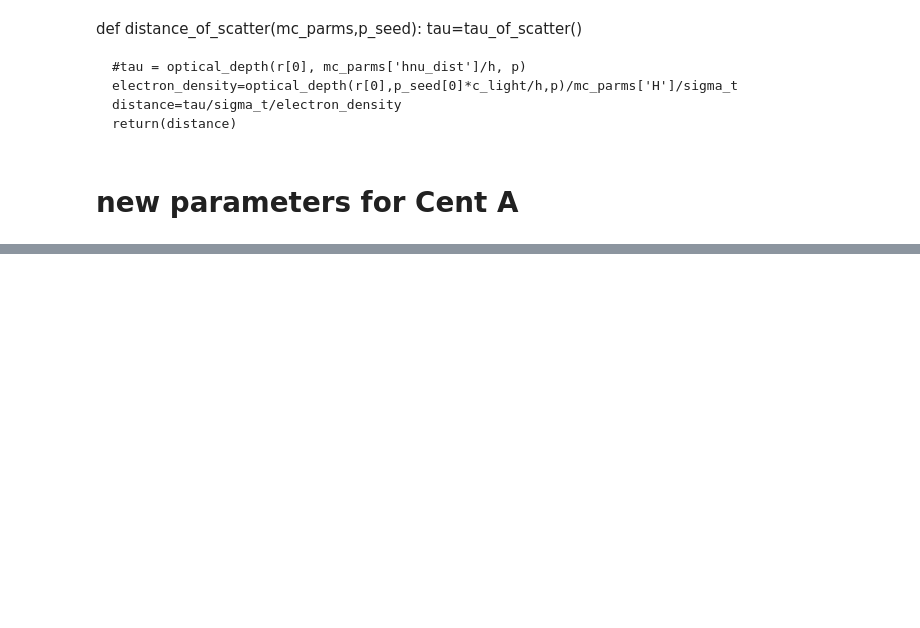
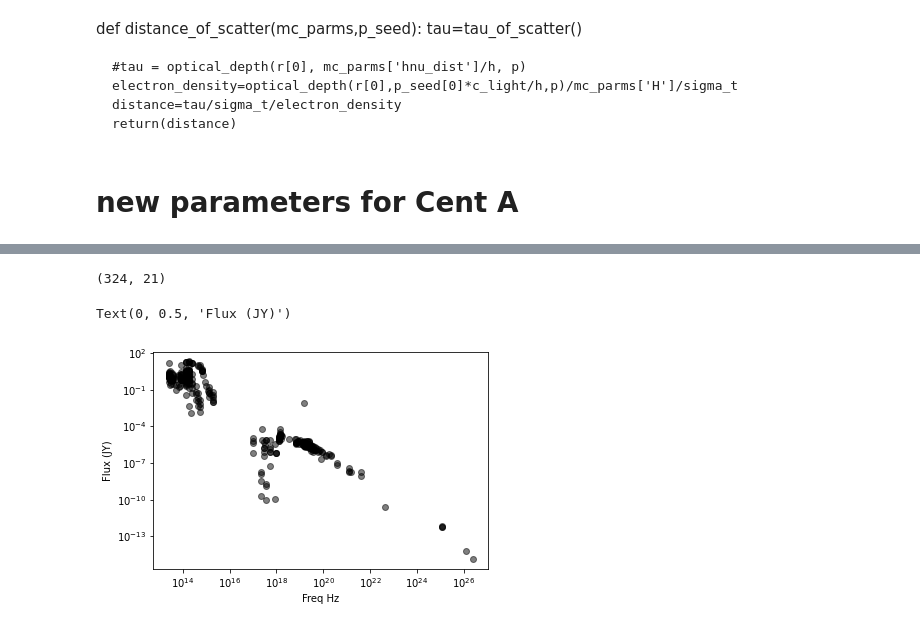
Before and after one commit to afinemax/extreme_astrophysics_2023, a Jupyter notebook: ps5/max_fine_project.ipynb, the cells around one changed output, grey strips where cells are left out. Cells and saved outputs as stored; diff of their text form; code cells hidden in the pictures; blank space fills up the shorter version.

```diff
--- a/ps5/max_fine_project.ipynb
+++ b/ps5/max_fine_project.ipynb
@@ -904,0 +909,4 @@ Compton y parameter: 2.431e+00
+# %%
+# lets read in and plot the data
+# data = np.genfromtxt(file_path, delimiter=',')
+data = np.genfromtxt('data.csv', delimiter=',')
@@ -904,0 +933,16 @@ Compton y parameter: 2.431e+00
+# %%
+np.shape(data)
+# %% [output]
+(324, 21)
+# %%
+freq_data = data[:, 5]
+flux_data = data[:,6]
+# %%
+plt.scatter(freq_data, flux_data, color='k', alpha=0.5)
+plt.yscale('log')
+plt.xscale('log')
+plt.xlabel('Freq Hz')
+plt.ylabel("Flux (JY)")
+# %% [output]
+Text(0, 0.5, 'Flux (JY)')
+[figure, added]
```
Also changed, not shown: parts of 15 cells of this notebook.
